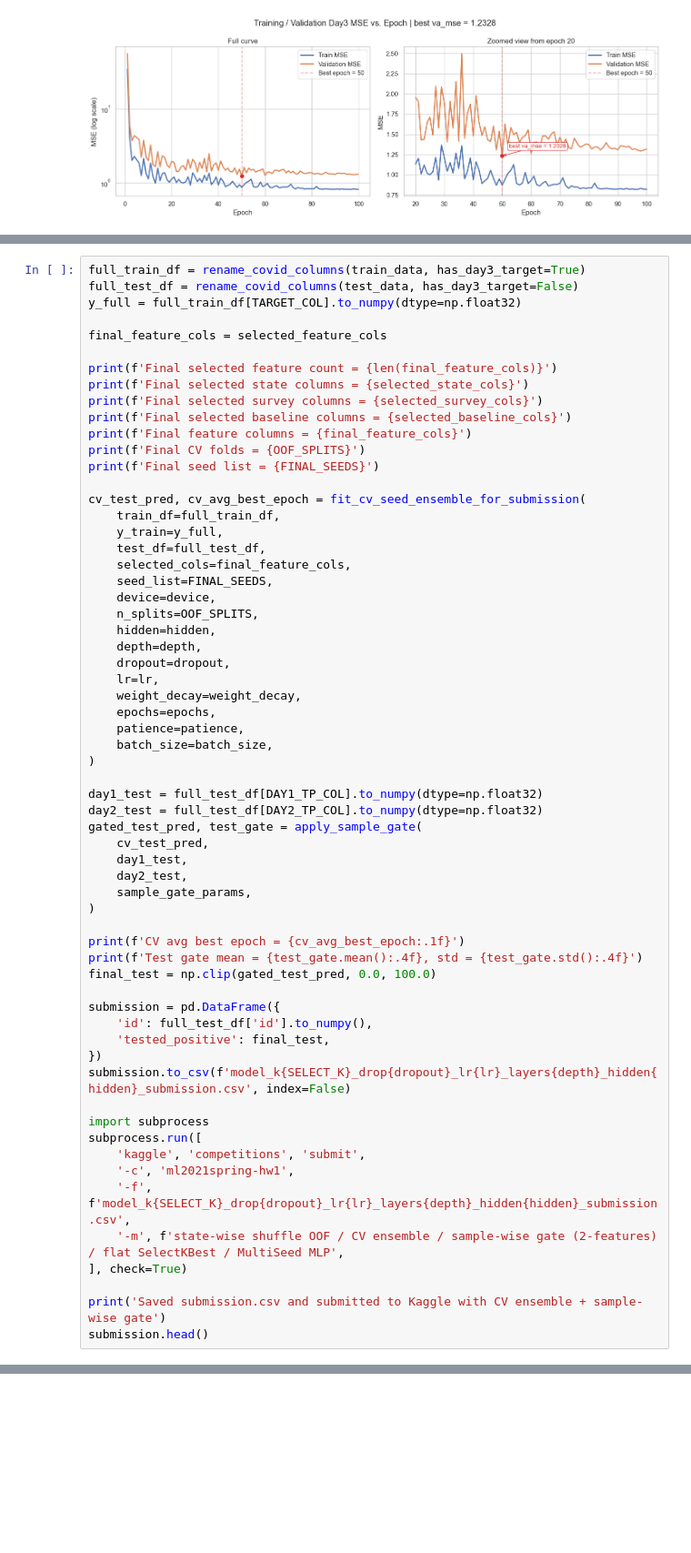
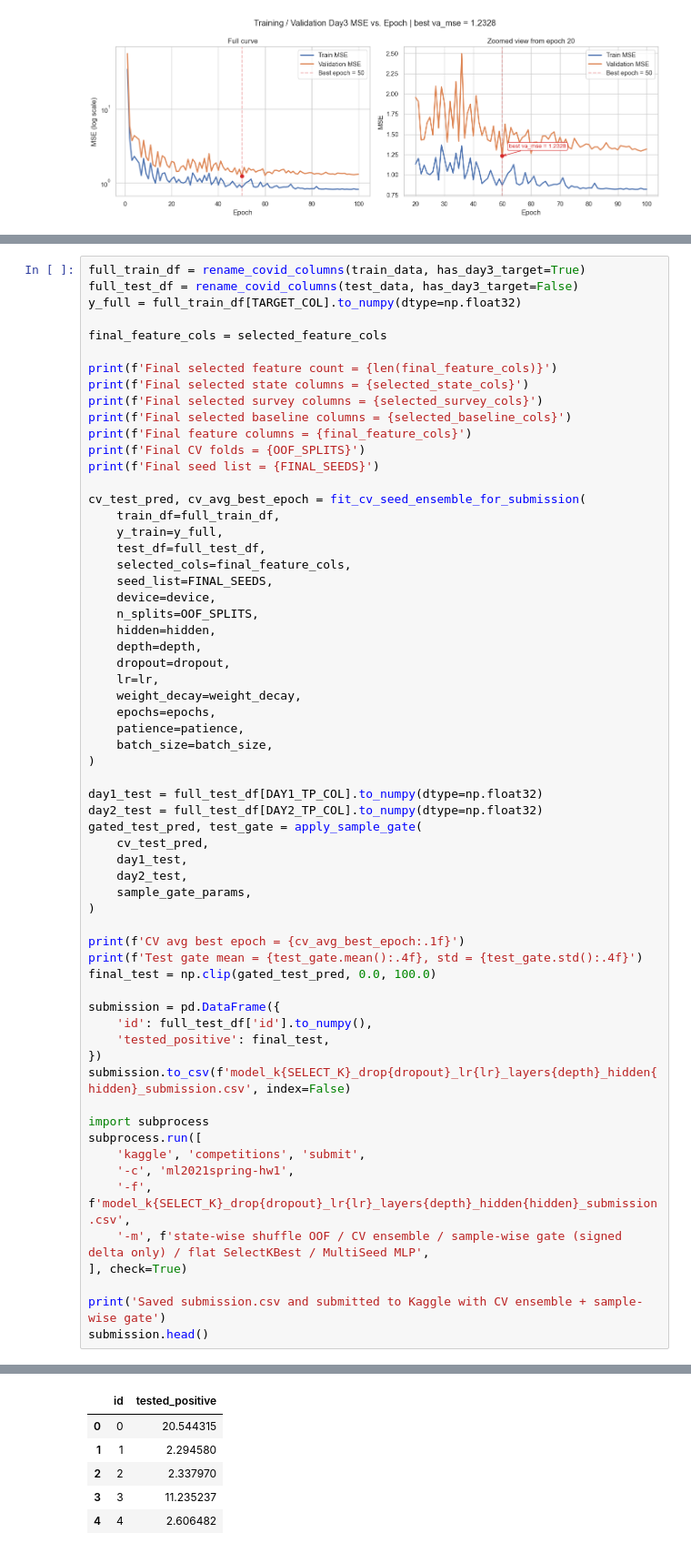
Before and after one commit to jordan841220/kaggle_playground, a Jupyter notebook: covid_prediction/main.ipynb, the cells around one changed output, grey strips where cells are left out. Shown at 91% size. Cells and saved outputs as stored; diff of their text form; blank space fills up the shorter version.

Commit message:
可測版本：flat SelectKBest / 外層 validation + 內層 OOF (state-wise shuffle) / sample-wise 1-feature gate / MultiSeed MLP ensemble / CV ensemble

```diff
--- a/covid_prediction/main.ipynb
+++ b/covid_prediction/main.ipynb
@@ -1014,7 +1002,7 @@ subprocess.run([
     'kaggle', 'competitions', 'submit',
     '-c', 'ml2021spring-hw1',
     '-f', f'model_k{SELECT_K}_drop{dropout}_lr{lr}_layers{depth}_hidden{hidden}_submission.csv',
-    '-m', f'state-wise shuffle OOF / CV ensemble / sample-wise gate (2-features) / flat SelectKBest / MultiSeed MLP',
+    '-m', f'state-wise shuffle OOF / CV ensemble / sample-wise gate (signed delta only) / flat SelectKBest / MultiSeed MLP',
 ], check=True)
 
 print('Saved submission.csv and submitted to Kaggle with CV ensemble + sample-wise gate')
@@ -1037,0 +1029,6 @@ epoch 9: tr_mse=1.0756, va_mse=1.2397
+|  | id | tested_positive |
+| 0 | 0 | 20.544315 |
+| 1 | 1 | 2.294580 |
+| 2 | 2 | 2.337970 |
+| 3 | 3 | 11.235237 |
+| 4 | 4 | 2.606482 |
```
Also changed, not shown: parts of 4 cells of this notebook, 1 other file.
